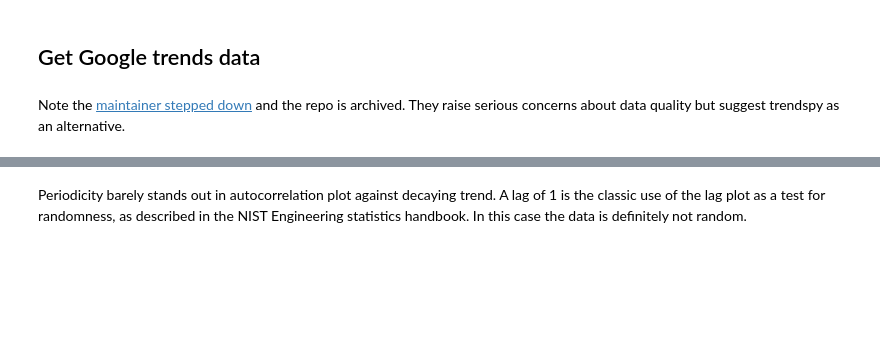
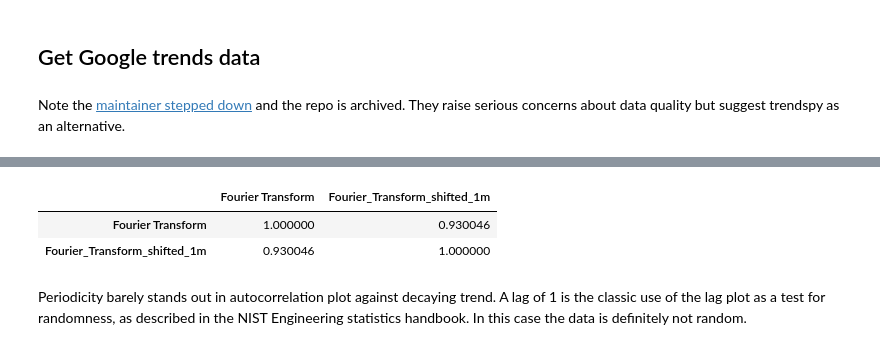
Before and after one commit to stelios-c/sig_proc, a Jupyter notebook: timeseries.ipynb, the cells around one changed output, grey strips where cells are left out. Saved outputs shown, nothing was run; the diff lists cells and outputs as text; code cells hidden in the pictures; blank space fills up the shorter version.

Commit message:
calculate correlation coefficients with shift

```diff
--- a/timeseries.ipynb
+++ b/timeseries.ipynb
@@ -34,3 +34,18 @@ pd.plotting.lag_plot(trends_df[~trends_df.isPartial].dropna(),lag=1)
+# %%
+(trends_df[~trends_df.isPartial].dropna()
+ [['Fourier Transform']]
+ .assign(Fourier_Transform_shifted_1m=trends_df
+         [~trends_df.isPartial]
+         .dropna()
+         [['Fourier Transform']]
+         .shift(periods=1)
+        )
+ .corr()
+)
+# %% [output]
+|  | Fourier Transform | Fourier_Transform_shifted_1m |
+| Fourier Transform | 1.000000 | 0.930046 |
+| Fourier_Transform_shifted_1m | 0.930046 | 1.000000 |
 # %% [markdown]
 Periodicity barely stands out in autocorrelation plot against decaying trend. A lag of 1 is the classic use of the lag plot as a test for randomness, as described in the NIST Engineering statistics handbook. In this case the data is definitely not random.
 # %% [markdown]
```
Also changed, not shown: parts of 9 cells of this notebook.
